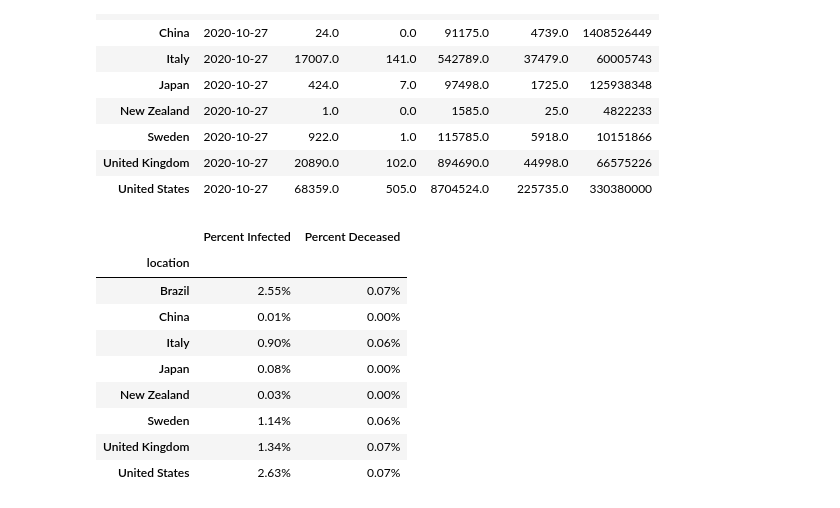
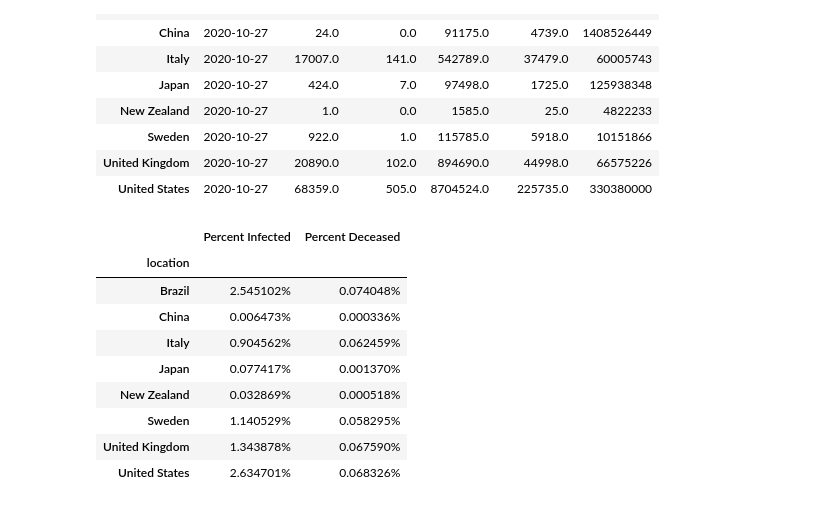
Before and after one commit to rejane-b/Project_1, a Jupyter notebook: Daily_Cases_Total_Cases.ipynb, the cells around one changed output. Drawn from its saved outputs; the diff is of its cells as text; code cells hidden in the pictures.

```diff
--- a/Daily_Cases_Total_Cases.ipynb
+++ b/Daily_Cases_Total_Cases.ipynb
@@ -15,6 +15,6 @@ import random
 # Read in CSV File
 cases_df = pd.read_csv("output_data/owid_clean.csv")
 
-# Preview CSV file
-cases_df.head()
+# Set DataFrame IndexPreview CSV file
+cases_df.set_index("location")
 # %% [output]
@@ -26,0 +35,4 @@ cases_df.head()
+# %%
+# convert object to datetime
+cases_df['date'] = pd.to_datetime(cases_df['date'], format='%Y-%m-%d')
+cases_df.dtypes
@@ -27,6 +47,8 @@ cases_df.head()
 # %% [markdown]
 # Countries' Total Cases
 # %%
+cases_df.set_index('location')
+
 fig, ax = plt.subplots()
 
 brazil = cases_df.loc[cases_df['location']=='Brazil']
@@ -181,25 +203,25 @@ See the caveats in the documentation: https://pandas.pydata.org/pandas-docs/stab
 # %%
 last_df
 
 perc_cases = (last_df["total_cases"]/last_df["total_pop"])
 perc_cases
 
 perc_deaths = (last_df["total_deaths"]/last_df["total_pop"])
 perc_deaths
 
 
 perc_summary = pd.DataFrame({'Percent Infected':perc_cases, 'Percent Deceased':perc_deaths})
-perc_summary.style.format({"Percent Infected":"{:.2%}", "Percent Deceased":"{:.2%}"})
+perc_summary.style.format({"Percent Infected":"{:.6%}", "Percent Deceased":"{:.6%}"})
 # %% [output]
 |  | Percent Infected | Percent Deceased |
 | location |  |  |
-| Brazil | 2.55% | 0.07% |
-| China | 0.01% | 0.00% |
-| Italy | 0.90% | 0.06% |
-| Japan | 0.08% | 0.00% |
-| New Zealand | 0.03% | 0.00% |
-| Sweden | 1.14% | 0.06% |
-| United Kingdom | 1.34% | 0.07% |
-| United States | 2.63% | 0.07% |
+| Brazil | 2.545102% | 0.074048% |
+| China | 0.006473% | 0.000336% |
+| Italy | 0.904562% | 0.062459% |
+| Japan | 0.077417% | 0.001370% |
+| New Zealand | 0.032869% | 0.000518% |
+| Sweden | 1.140529% | 0.058295% |
+| United Kingdom | 1.343878% | 0.067590% |
+| United States | 2.634701% | 0.068326% |
 # %%
 ### DEATH BY PERCENTAGE OF COUNTRIES POPULATION ###
```
Also changed, not shown: parts of 6 cells of this notebook.
